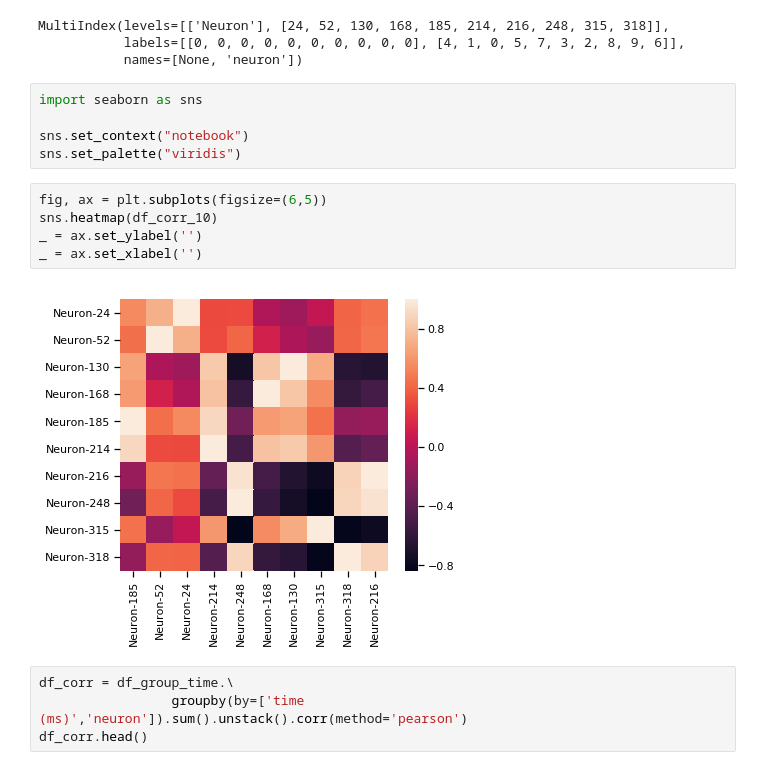
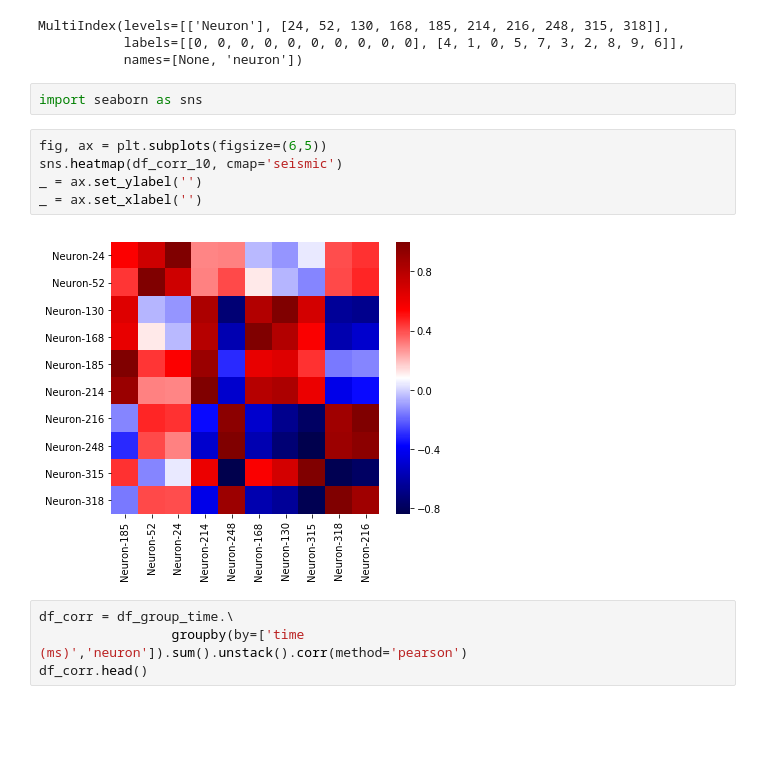
Before and after one commit to GCantergiani/psth, a Jupyter notebook: first_basic_analysis.ipynb, the cells around one changed output. Saved outputs shown, nothing was run; the diff lists cells and outputs as text; blank space fills up the shorter version.

Commit message:
add E graph

```diff
--- a/first_basic_analysis.ipynb
+++ b/first_basic_analysis.ipynb
@@ -122,16 +122,13 @@ MultiIndex(levels=[['Neuron'], [24, 52, 130, 168, 185, 214, 216, 248, 315, 318]]
            names=[None, 'neuron'])
 # %%
 import seaborn as sns
-
-sns.set_context("notebook")
-sns.set_palette("viridis")
 # %%
 fig, ax = plt.subplots(figsize=(6,5))
-sns.heatmap(df_corr_10)
+sns.heatmap(df_corr_10, cmap='seismic')
 _ = ax.set_ylabel('')
 _ = ax.set_xlabel('')
 # %% [output]
-[figure, old version]
+[figure, new version]
 # %%
 df_corr = df_group_time.\
                  groupby(by=['time (ms)','neuron']).sum().unstack().corr(method='pearson')
```
Also changed, not shown: parts of 5 cells of this notebook.
